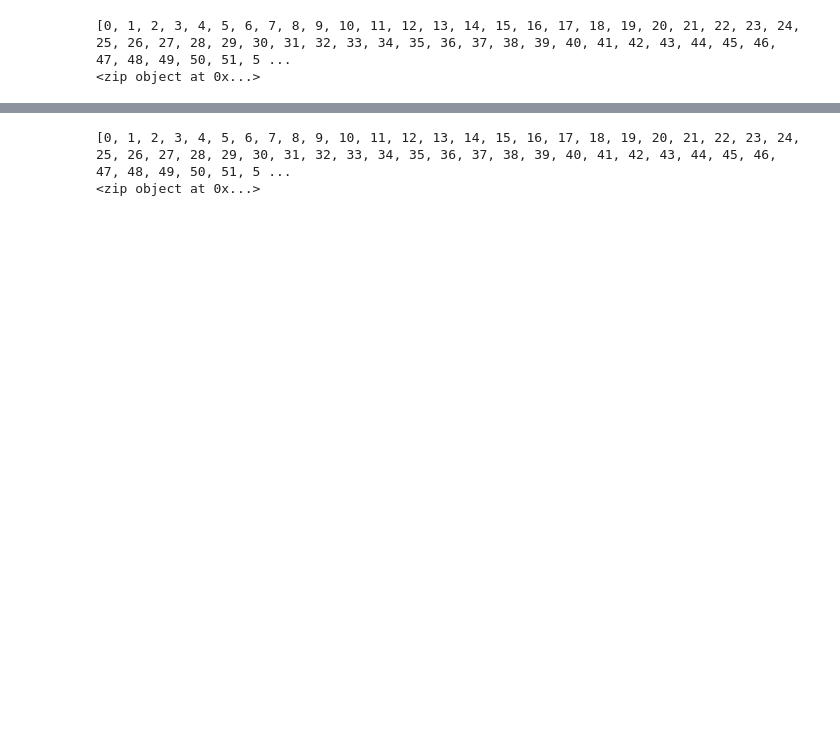
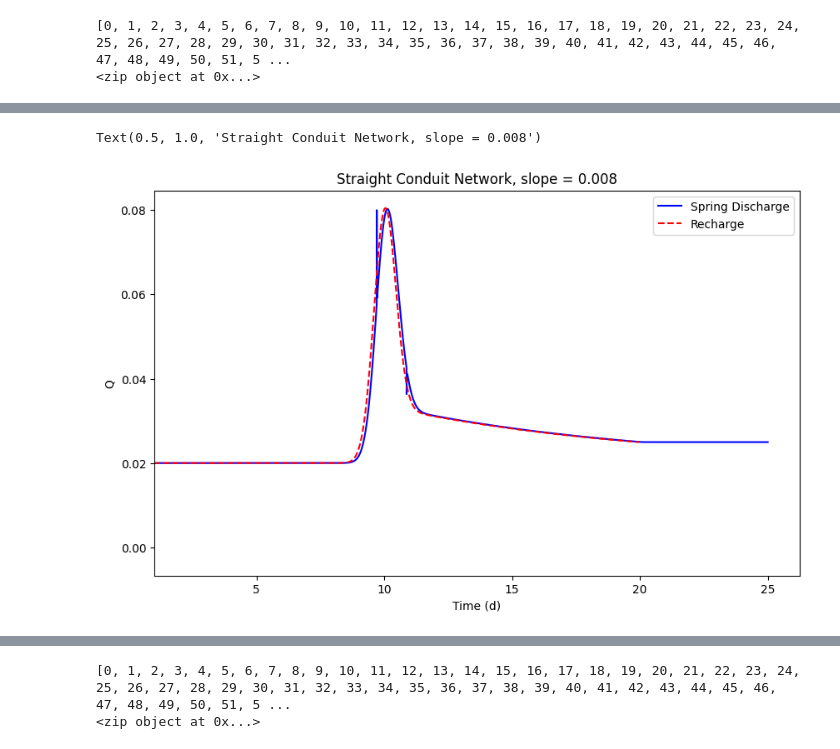
Before and after one commit to jhuang523/UMNBearSpring, a Jupyter notebook: openkarst/steady_state/conduit_geometry_setup.ipynb, the cells around one changed output, grey strips where cells are left out. Saved outputs shown, nothing was run; the diff lists cells and outputs as text; code cells hidden in the pictures; blank space fills up the shorter version.

```diff
--- a/openkarst/steady_state/conduit_geometry_setup.ipynb
+++ b/openkarst/steady_state/conduit_geometry_setup.ipynb
@@ -445,0 +458,19 @@ dtype: float64
+# %%
+Q_df2 = pd.DataFrame({'t' : t2, 'Q' : spring2[network2.outlets[0]]})
+Q_df2['t_round'] = Q_df2['t'].round(2)
+Q_df2['dt'] = Q_df2['t'].diff()
+Q_df2['V'] = (0.5 * (Q_df2['Q'] + Q_df2['Q'].shift()) * Q_df2['dt']).cumsum()
+
+r_df2 = pd.DataFrame({'t' : r_t2, 'R' : r1})
+r_df2['dt'] = r_df2['t'].diff()
+r_df2['V'] = (0.5 * (r_df2['R'] + r_df2['R'].shift()) * r_df2['dt']).cumsum()
+# %%
+fig, ax = plt.subplots(figsize = (10,6))
+sns.lineplot(Q_df2, x = Q_df2.t/86400, y = 'Q', color = 'blue', label = 'Spring Discharge')
+sns.lineplot(r_df2, x = r_df2.t/86400, y = 'R', color = 'red', label = 'Recharge', linestyle = '--')
+plt.xlabel("Time (d)")
+plt.xlim(1)
+plt.title("Straight Conduit Network, slope = 0.008")
+# %% [output]
+Text(0.5, 1.0, 'Straight Conduit Network, slope = 0.008')
+[figure, added]
```
Also changed, not shown: parts of 27 cells of this notebook, 12 other files.
